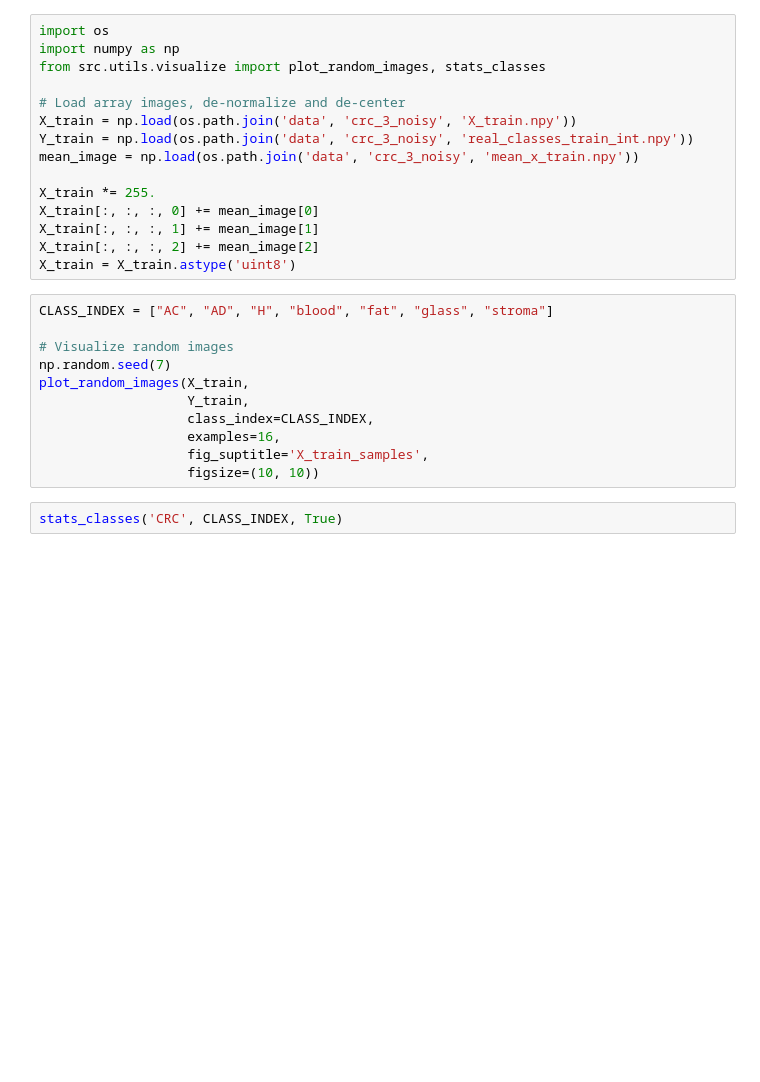
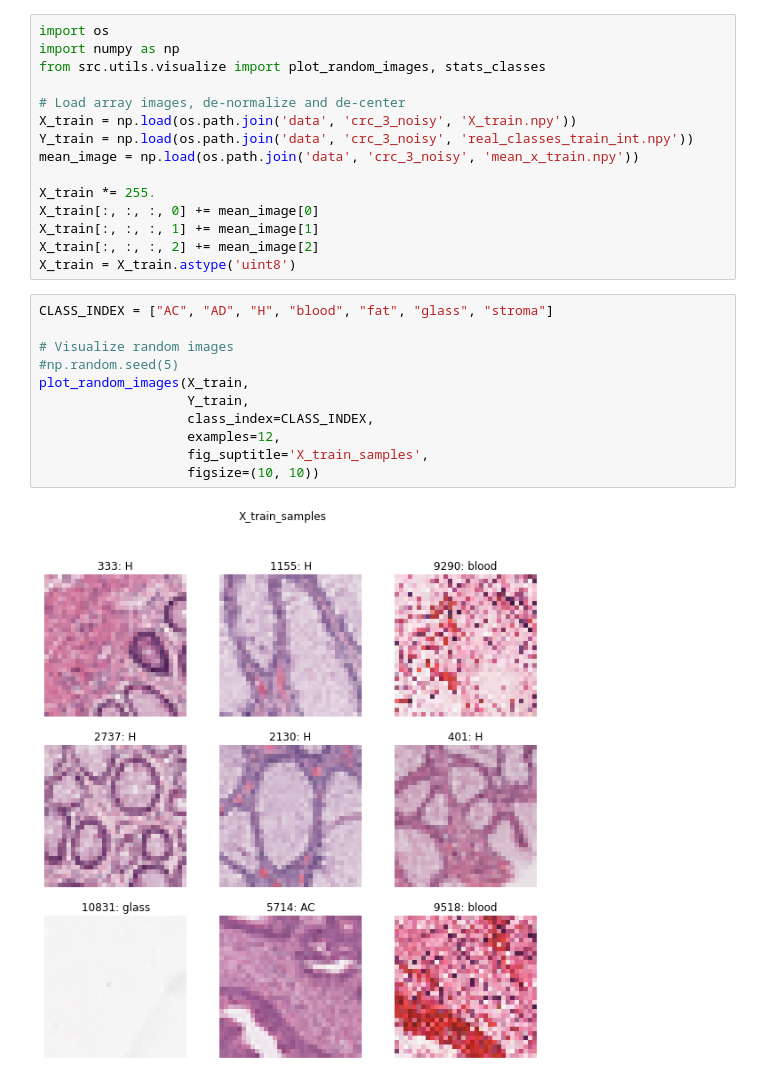
Before and after one commit to FedericoVasile1/bayesian-cnn, a Jupyter notebook: src/utils/colab_notebooks/visualizing_crc.ipynb, the cells around one changed output. Saved outputs shown, nothing was run; the diff lists cells and outputs as text; blank space fills up the shorter version.

```diff
--- a/src/utils/colab_notebooks/visualizing_crc.ipynb
+++ b/src/utils/colab_notebooks/visualizing_crc.ipynb
@@ -25,13 +70,13 @@ X_train = X_train.astype('uint8')
 # %%
 CLASS_INDEX = ["AC", "AD", "H", "blood", "fat", "glass", "stroma"]
 
 # Visualize random images
-np.random.seed(7)
+#np.random.seed(5)
 plot_random_images(X_train,
                    Y_train,
                    class_index=CLASS_INDEX,
-                   examples=16,
+                   examples=12,
                    fig_suptitle='X_train_samples',
                    figsize=(10, 10))
+# %% [output]
+[figure, added]
-# %%
-stats_classes('CRC', CLASS_INDEX, True)
```
Also changed, not shown: parts of 4 cells of this notebook, 2 other files.
